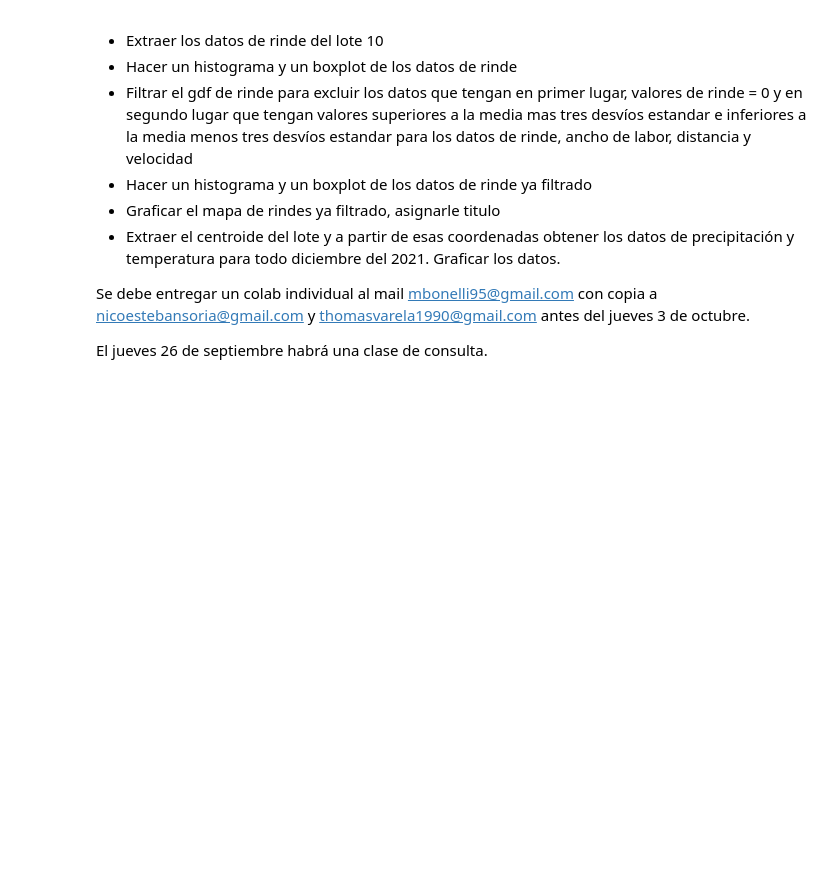
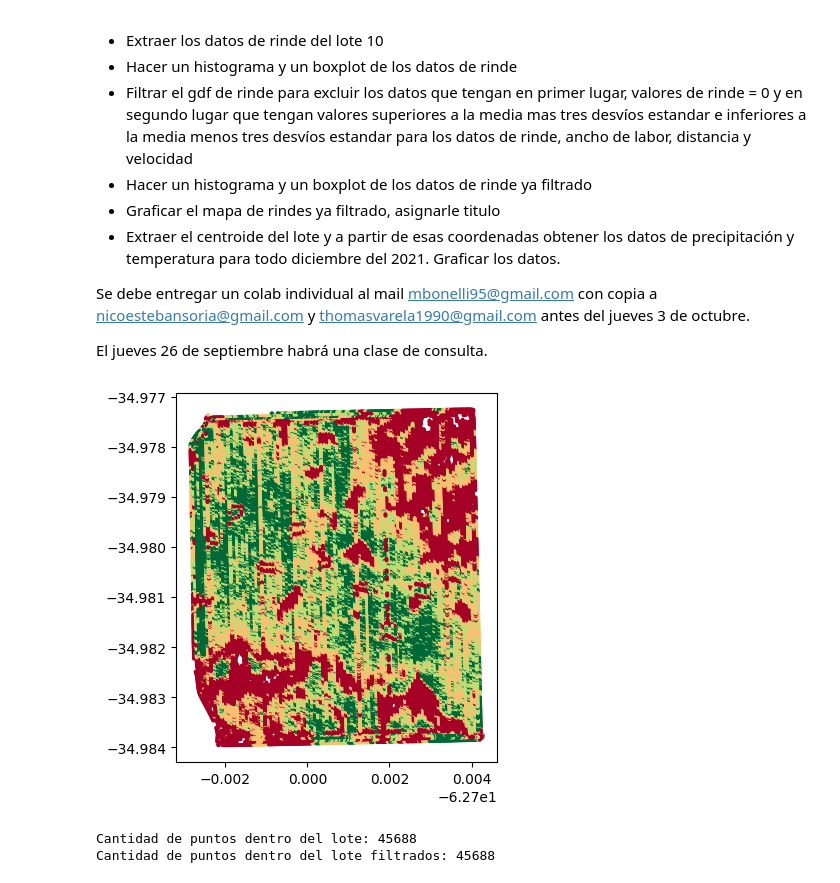
Before and after one commit to Amaciasagro/GIT-RemoteSensing, a Jupyter notebook: Coding/Introduccion_a_Python_2025_COMPLETO.ipynb, the cells around one changed output. Saved outputs shown, nothing was run; the diff lists cells and outputs as text; code cells hidden in the pictures; blank space fills up the shorter version.

```diff
--- a/Coding/Introduccion_a_Python_2025_COMPLETO.ipynb
+++ b/Coding/Introduccion_a_Python_2025_COMPLETO.ipynb
@@ -3128,0 +2994,48 @@ El jueves 26 de septiembre habrá una clase de consulta.
+# %%
+rindes_gdf = gpd.read_file('rindes_lotes_9_10.zip')
+lotes_gdf = gpd.read_file('lotes.zip')
+# %%
+gdf_lote10 = lotes_gdf[lotes_gdf['Lote'] == '10']
+gdf_rindes_lote10 = rindes_gdf[rindes_gdf.geometry.within(gdf_lote10.union_all())]
+gdf_rindes_lote10 = gdf_rindes_lote10.to_crs("EPSG:4326")
+# %%
+# Primero, crearemos categorías basadas en cuantiles para la columna 'Yld_Mass_D'
+gdf_rindes_lote10['cuantiles'] = pd.qcut(gdf_rindes_lote10['Yld_Mass_D'], 4, labels=False)
+
+# Graficamos ahora la nueva columna cuantiles
+gdf_rindes_lote10.plot(column='cuantiles',
+                cmap='RdYlGn', # escala de colores: https://matplotlib.org/stable/users/explain/colors/colormaps.html
+                markersize=3 # tamaño de los puntos
+                )
+plt.show()
+# %% [output]
+[figure, added]
+# %%
+#Filtrar el gdf de rinde para excluir los datos que tengan en primer lugar, valores de rinde = 0 y en segundo lugar que tengan valores superiores a la media mas tres desvíos estandar e inferiores a la media menos tres desvíos estandar para los datos de rinde, ancho de labor, distancia y velocidad
+
+#Limpieza de datos fuera del rango de media mas menos tres desviaciones estándar
+
+media_rinde = gdf_rindes_lote10['Yld_Mass_D'].mean()
+desviacion_estandar_rinde = gdf_rindes_lote10['Yld_Mass_D'].std()
+
+media_velocidad = gdf_rindes_lote10['Speed_km_h'].mean()
+desviacion_estandar_velocidad = gdf_rindes_lote10['Speed_km_h'].std()
+
+media_distancia = gdf_rindes_lote10['Distance_m'].mean()
+desviacion_estandar_distancia = gdf_rindes_lote10['Distance_m'].std()
+
+# Filtrado de datos a partir de la media mas menos tres desvíos standar a partir del campo Yld_Mass_D
+
+gdf_rindes_lote10 = gdf_rindes_lote10[(gdf_rindes_lote10['Yld_Mass_D'] > media_rinde - 3 * desviacion_estandar_rinde) &
+                                                  (gdf_rindes_lote10['Yld_Mass_D'] < media_rinde + 3 * desviacion_estandar_rinde) &
+                                                  (gdf_rindes_lote10['Speed_km_h'] > media_velocidad - 3 * desviacion_estandar_velocidad) &
+                                                  (gdf_rindes_lote10['Speed_km_h'] < media_velocidad + 3 * desviacion_estandar_velocidad) &
+                                                  (gdf_rindes_lote10['Distance_m'] > media_distancia - 3 * desviacion_estandar_distancia) &
+                                                  (gdf_rindes_lote10['Distance_m'] < media_distancia + 3 * desviacion_estandar_distancia)
+                                                  ]
+
+print(f'Cantidad de puntos dentro del lote: {len(gdf_rindes_lote10)}')
+print(f'Cantidad de puntos dentro del lote filtrados: {len(gdf_rindes_lote10)}')
+# %% [output]
+Cantidad de puntos dentro del lote: 45688
+Cantidad de puntos dentro del lote filtrados: 45688
```
Also changed, not shown: parts of 38 cells of this notebook.
